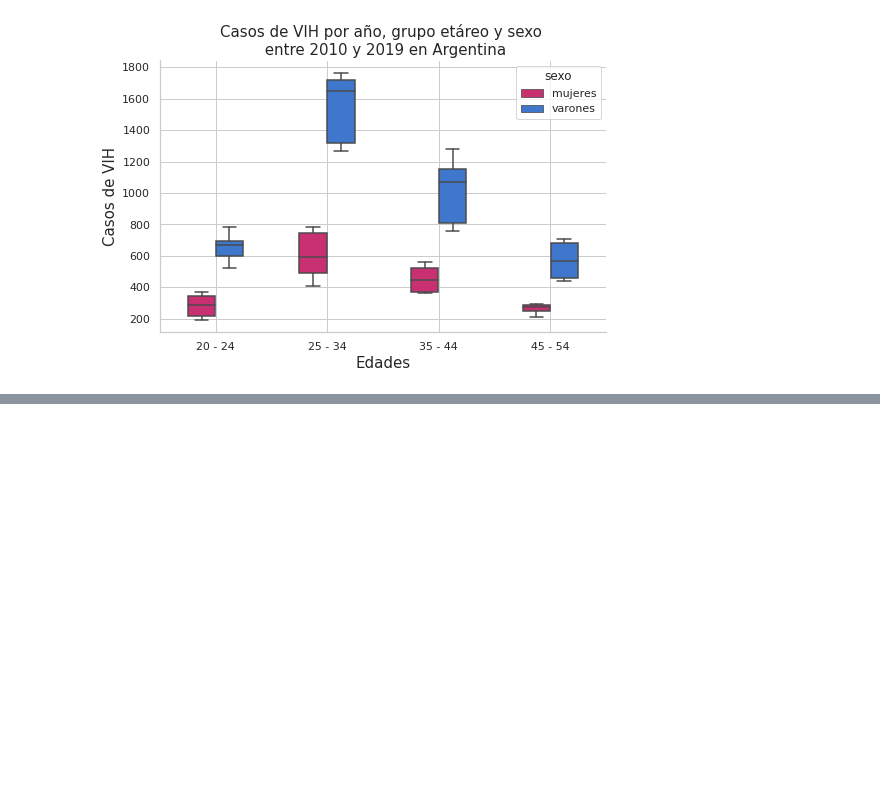
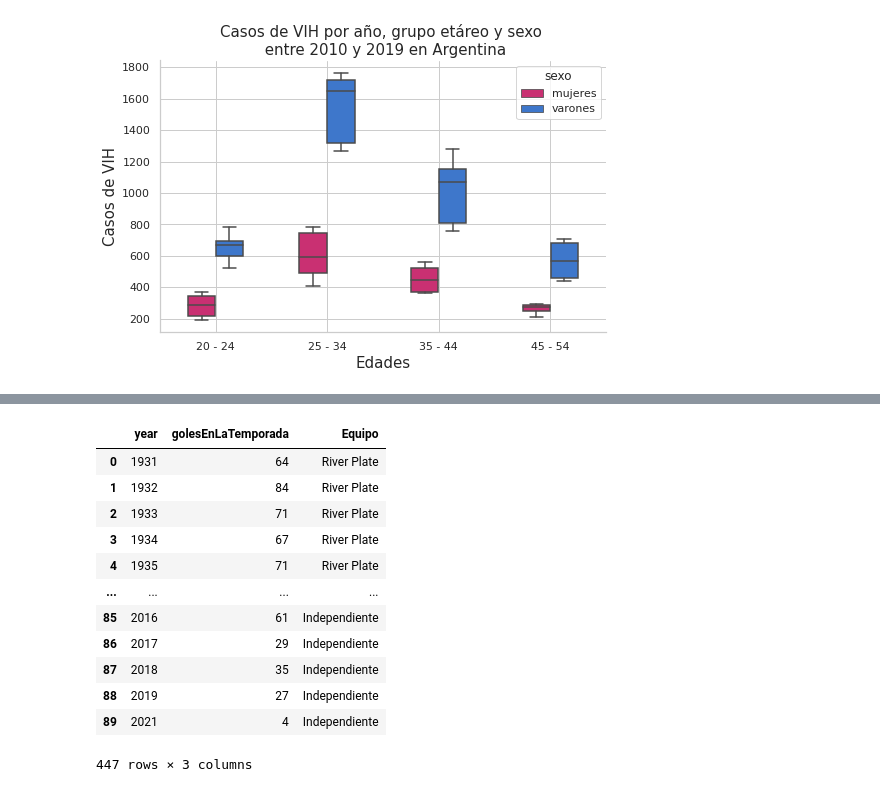
Before and after one commit to Nacho2904/orga_de_datos, a Jupyter notebook: tp_1.ipynb, the cells around one changed output, grey strips where cells are left out. Saved outputs shown, nothing was run; the diff lists cells and outputs as text; code cells hidden in the pictures; blank space fills up the shorter version.

```diff
--- a/tp_1.ipynb
+++ b/tp_1.ipynb
@@ -1478,0 +1551,16 @@ sns.despine();
+# %%
+df_goles_de_grandes_por_temporada
+# %% [output]
+|  | year | golesEnLaTemporada | Equipo |
+| 0 | 1931 | 64 | River Plate |
+| 1 | 1932 | 84 | River Plate |
+| 2 | 1933 | 71 | River Plate |
+| 3 | 1934 | 67 | River Plate |
+| 4 | 1935 | 71 | River Plate |
+| ... | ... | ... | ... |
+| 85 | 2016 | 61 | Independiente |
+| 86 | 2017 | 29 | Independiente |
+| 87 | 2018 | 35 | Independiente |
+| 88 | 2019 | 27 | Independiente |
+| 89 | 2021 | 4 | Independiente |
+447 rows × 3 columns
```
Also changed, not shown: parts of 14 cells of this notebook.
